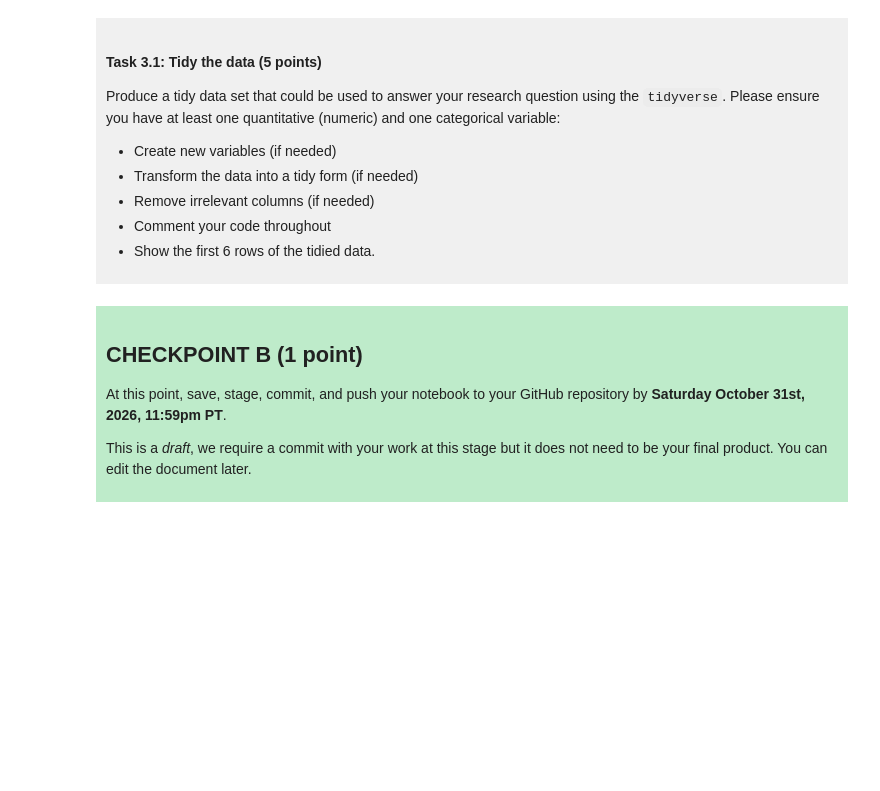
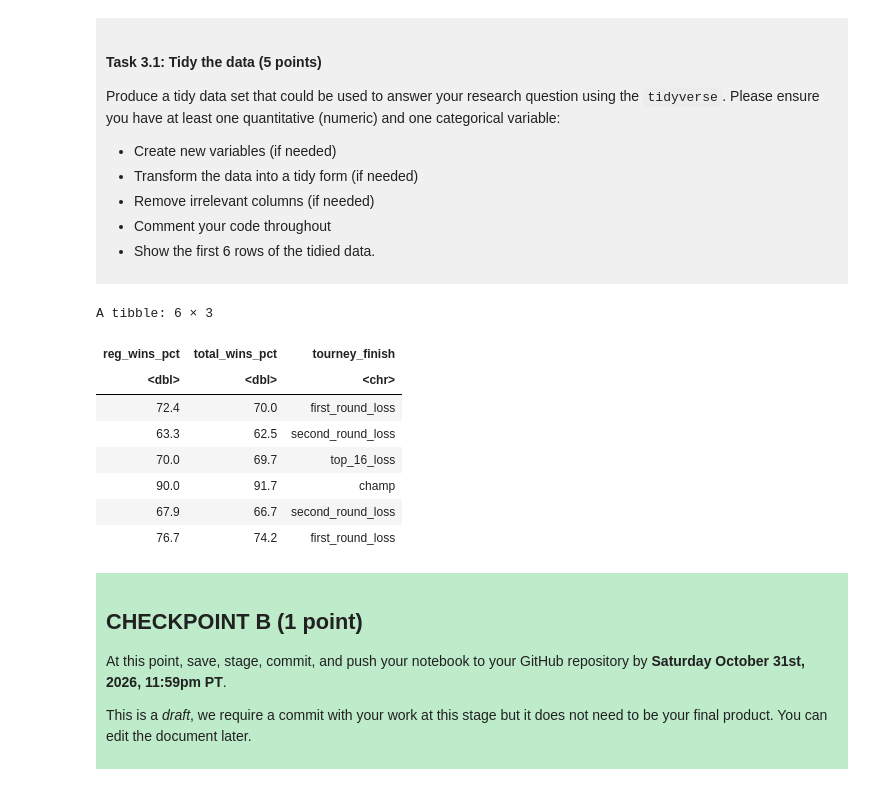
Before and after one commit to kelownaproducts-pixel/dsci-100-project-seethaler-ben, a Jupyter notebook: dsci-100-project-notebook.ipynb, the cells around one changed output. Saved outputs shown, nothing was run; the diff lists cells and outputs as text; code cells hidden in the pictures; blank space fills up the shorter version.

```diff
--- a/dsci-100-project-notebook.ipynb
+++ b/dsci-100-project-notebook.ipynb
@@ -189,7 +209,20 @@ Produce a tidy data set that could be used to answer your research question usin
 
 </div>
 # %%
-### EDIT THIS CODE CELL ###
+basketball_tidy<-basketball|> #the tidy data is created using the basketball data set
+filter(year==2005)|> #filters out all rows that were not from 2005
+select(reg_wins_pct, total_wins_pct, tourney_finish) #selects only the relevent columns
+head(basketball_tidy) #prints the first 6 rows
+# %% [output]
+A tibble: 6 × 3
+| reg_wins_pct | total_wins_pct | tourney_finish |
+| <dbl> | <dbl> | <chr> |
+| 72.4 | 70.0 | first_round_loss |
+| 63.3 | 62.5 | second_round_loss |
+| 70.0 | 69.7 | top_16_loss |
+| 90.0 | 91.7 | champ |
+| 67.9 | 66.7 | second_round_loss |
+| 76.7 | 74.2 | first_round_loss |
 # %% [markdown]
 <div style="background-color: #beebca; padding: 10px;">
 
```
Also changed, not shown: parts of 3 cells of this notebook.
